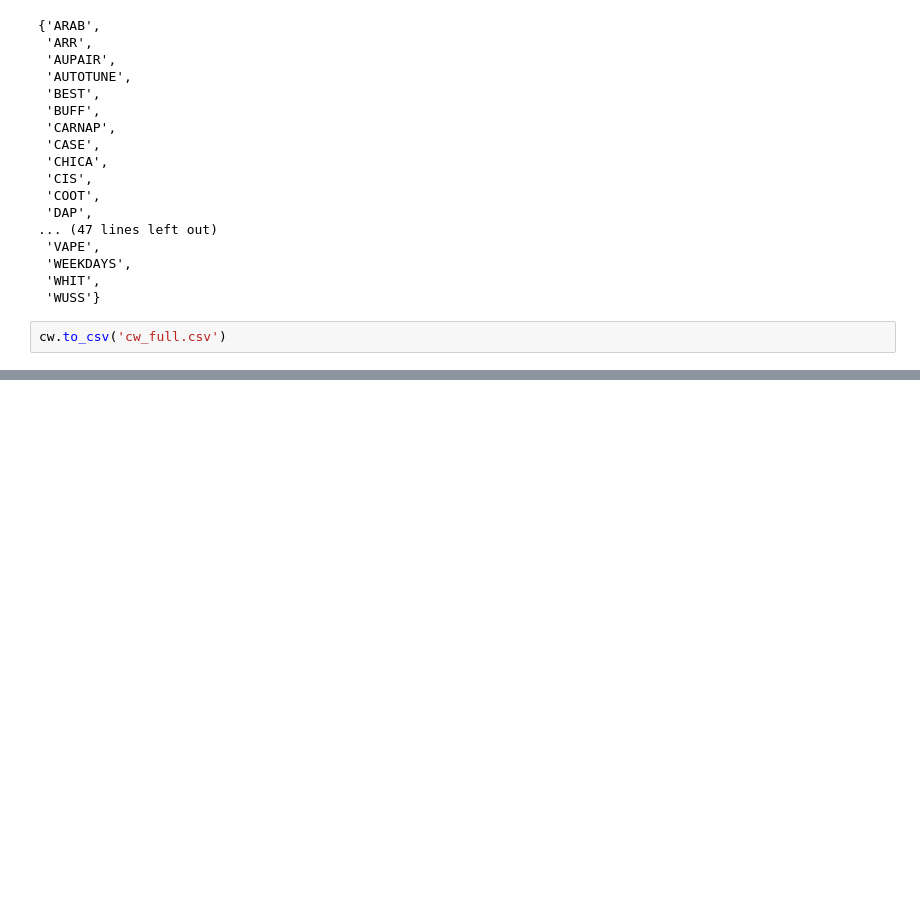
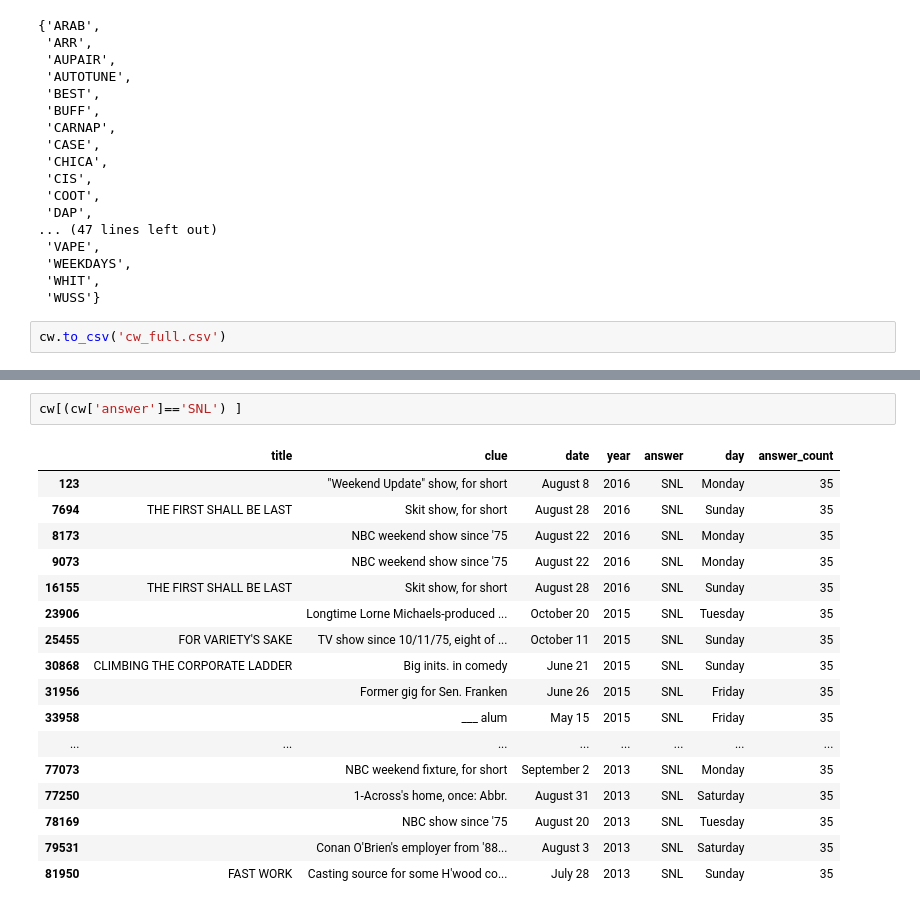
Before and after one commit to nycdatasci/bootcamp009_project, a Jupyter notebook: Project2-WebScraping/cw/CW_wrangling.ipynb, the cells around one changed output, grey strips where cells are left out. Drawn from its saved outputs; the diff is of its cells as text; blank space fills up the shorter version.

```diff
--- a/Project2-WebScraping/cw/CW_wrangling.ipynb
+++ b/Project2-WebScraping/cw/CW_wrangling.ipynb
@@ -348,0 +394,20 @@ cw.to_csv('cw_full.csv')
+# %%
+cw[(cw['answer']=='SNL') ]
+# %% [output]
+|  | title | clue | date | year | answer | day | answer_count |
+| 123 |  | "Weekend Update" show, for short | August 8 | 2016 | SNL | Monday | 35 |
+| 7694 | THE FIRST SHALL BE LAST | Skit show, for short | August 28 | 2016 | SNL | Sunday | 35 |
+| 8173 |  | NBC weekend show since '75 | August 22 | 2016 | SNL | Monday | 35 |
+| 9073 |  | NBC weekend show since '75 | August 22 | 2016 | SNL | Monday | 35 |
+| 16155 | THE FIRST SHALL BE LAST | Skit show, for short | August 28 | 2016 | SNL | Sunday | 35 |
+| 23906 |  | Longtime Lorne Michaels-produced ... | October 20 | 2015 | SNL | Tuesday | 35 |
+| 25455 | FOR VARIETY'S SAKE | TV show since 10/11/75, eight of ... | October 11 | 2015 | SNL | Sunday | 35 |
+| 30868 | CLIMBING THE CORPORATE LADDER | Big inits. in comedy | June 21 | 2015 | SNL | Sunday | 35 |
+| 31956 |  | Former gig for Sen. Franken | June 26 | 2015 | SNL | Friday | 35 |
+| 33958 |  | ___ alum | May 15 | 2015 | SNL | Friday | 35 |
+| ... | ... | ... | ... | ... | ... | ... | ... |
+| 77073 |  | NBC weekend fixture, for short | September 2 | 2013 | SNL | Monday | 35 |
+| 77250 |  | 1-Across's home, once: Abbr. | August 31 | 2013 | SNL | Saturday | 35 |
+| 78169 |  | NBC show since '75 | August 20 | 2013 | SNL | Tuesday | 35 |
+| 79531 |  | Conan O'Brien's employer from '88... | August 3 | 2013 | SNL | Saturday | 35 |
+| 81950 | FAST WORK | Casting source for some H'wood co... | July 28 | 2013 | SNL | Sunday | 35 |
```
Also changed, not shown: parts of 4 cells of this notebook, 22 other files.
